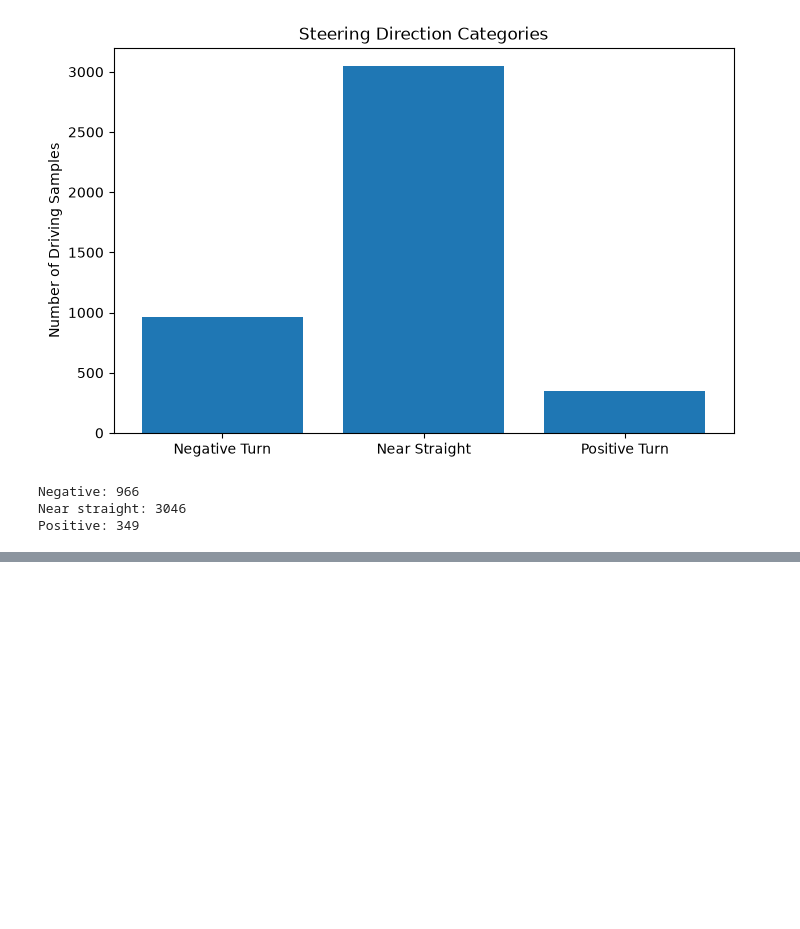
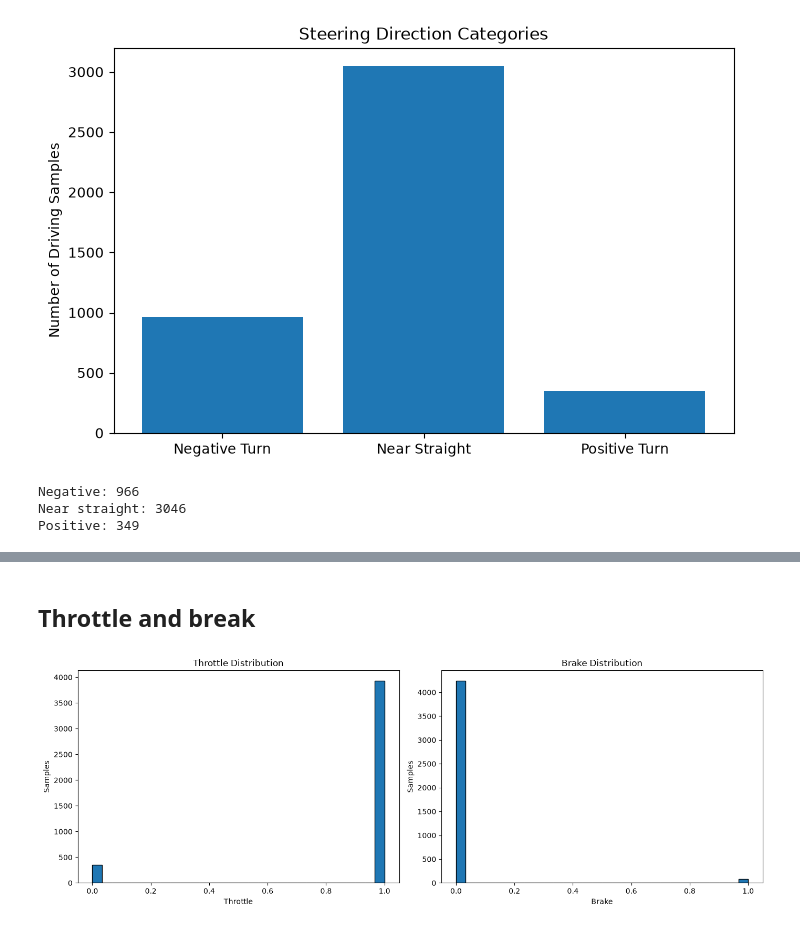
Before and after one commit to eljesam/Smart-Tech-CA2, a Jupyter notebook: exploration.ipynb, the cells around one changed output, grey strips where cells are left out. Saved outputs shown, nothing was run; the diff lists cells and outputs as text; code cells hidden in the pictures; blank space fills up the shorter version.

```diff
--- a/exploration.ipynb
+++ b/exploration.ipynb
@@ -245,0 +260,19 @@ Positive: 349
+# %% [markdown]
+## Throttle and break
+# %%
+fig, axes = plt.subplots(1, 2, figsize=(14, 5))
+
+axes[0].hist(df["throttle"], bins=30, edgecolor="black")
+axes[0].set_title("Throttle Distribution")
+axes[0].set_xlabel("Throttle")
+axes[0].set_ylabel("Samples")
+
+axes[1].hist(df["brake"], bins=30, edgecolor="black")
+axes[1].set_title("Brake Distribution")
+axes[1].set_xlabel("Brake")
+axes[1].set_ylabel("Samples")
+
+plt.tight_layout()
+plt.show()
+# %% [output]
+[figure, added]
```
Also changed, not shown: parts of 2 cells of this notebook.
